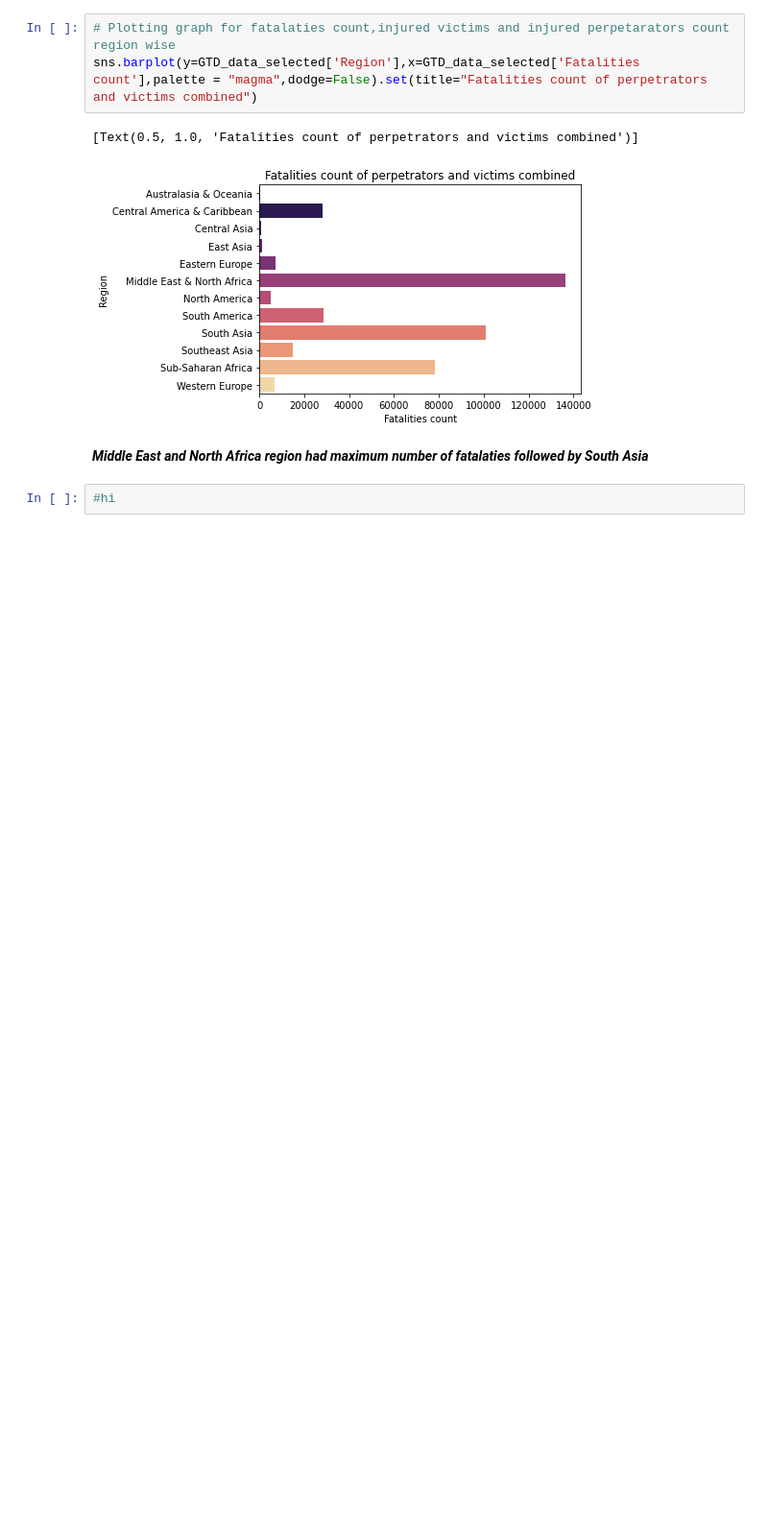
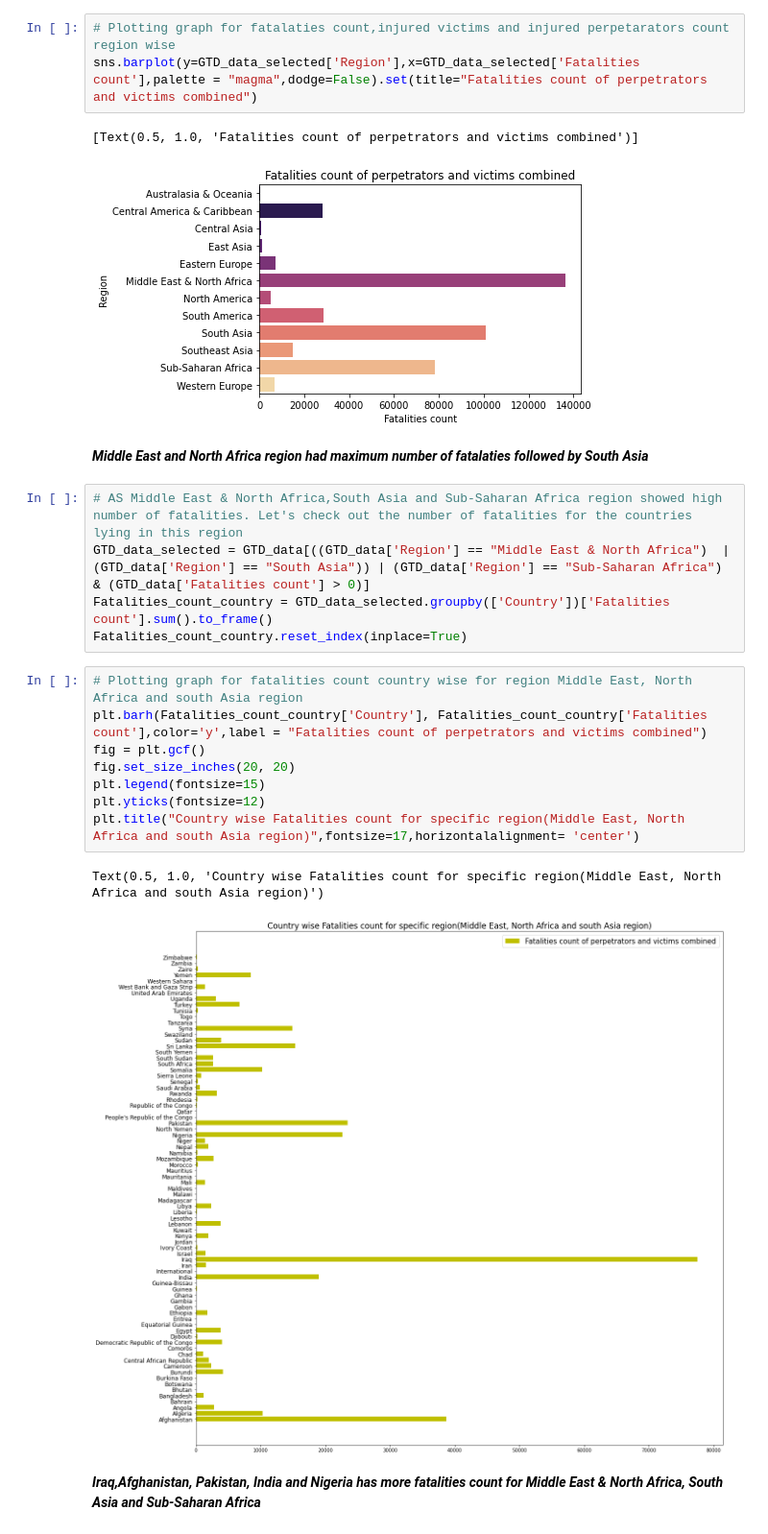
Before and after one commit to vishal00200/Global_Terrorism_Analysis, a Jupyter notebook: Global_Terrorism_Analysis.ipynb, the cells around one changed output. Shown at 96% size. Drawn from its saved outputs; the diff is of its cells as text; blank space fills up the shorter version.

```diff
--- a/Global_Terrorism_Analysis.ipynb
+++ b/Global_Terrorism_Analysis.ipynb
@@ -477,5 +477,21 @@ sns.barplot(y=GTD_data_selected['Region'],x=GTD_data_selected['Fatalities count'
 [figure]
 # %% [markdown]
 ***Middle East and North Africa region had maximum number of fatalaties followed by South Asia***
-# %%
-#hi
+# %%
+# AS Middle East & North Africa,South Asia and Sub-Saharan Africa region showed high number of fatalities. Let's check out the number of fatalities for the countries lying in this region
+GTD_data_selected = GTD_data[((GTD_data['Region'] == "Middle East & North Africa")  | (GTD_data['Region'] == "South Asia")) | (GTD_data['Region'] == "Sub-Saharan Africa") & (GTD_data['Fatalities count'] > 0)]
+Fatalities_count_country = GTD_data_selected.groupby(['Country'])['Fatalities count'].sum().to_frame()
+Fatalities_count_country.reset_index(inplace=True)
+# %%
+# Plotting graph for fatalities count country wise for region Middle East, North Africa and south Asia region
+plt.barh(Fatalities_count_country['Country'], Fatalities_count_country['Fatalities count'],color='y',label = "Fatalities count of perpetrators and victims combined")
+fig = plt.gcf()
+fig.set_size_inches(20, 20)
+plt.legend(fontsize=15)
+plt.yticks(fontsize=12)
+plt.title("Country wise Fatalities count for specific region(Middle East, North Africa and south Asia region)",fontsize=17,horizontalalignment= 'center')
+# %% [output]
+Text(0.5, 1.0, 'Country wise Fatalities count for specific region(Middle East, North Africa and south Asia region)')
+[figure, added]
+# %% [markdown]
+***Iraq,Afghanistan, Pakistan, India and Nigeria has more fatalities count for Middle East & North Africa, South Asia and Sub-Saharan Africa***
```
Also changed, not shown: parts of 24 cells of this notebook.
